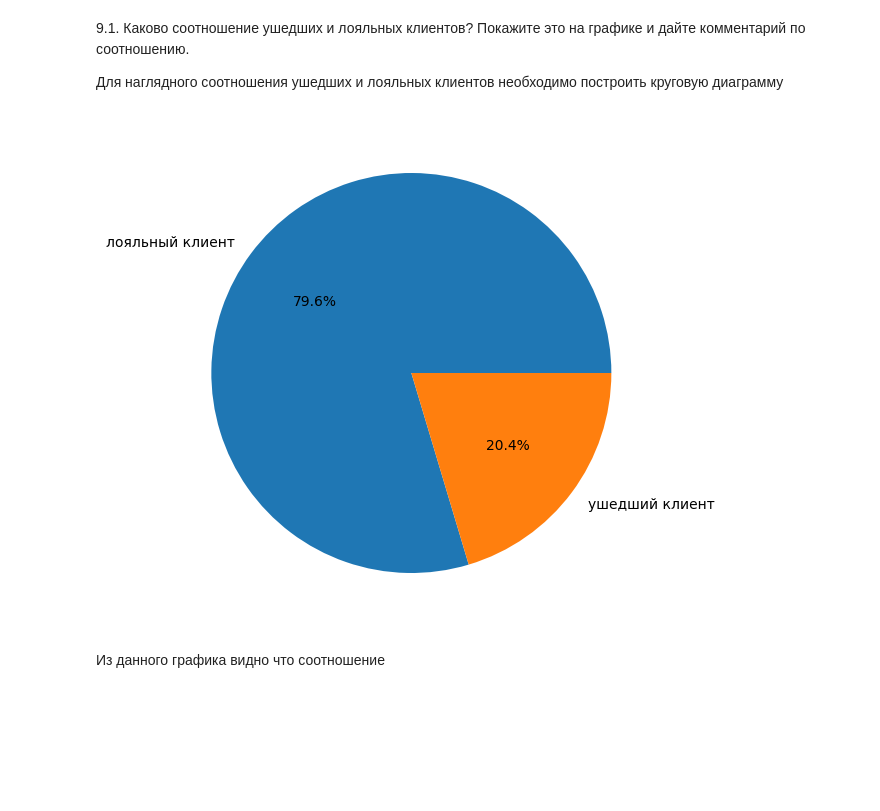
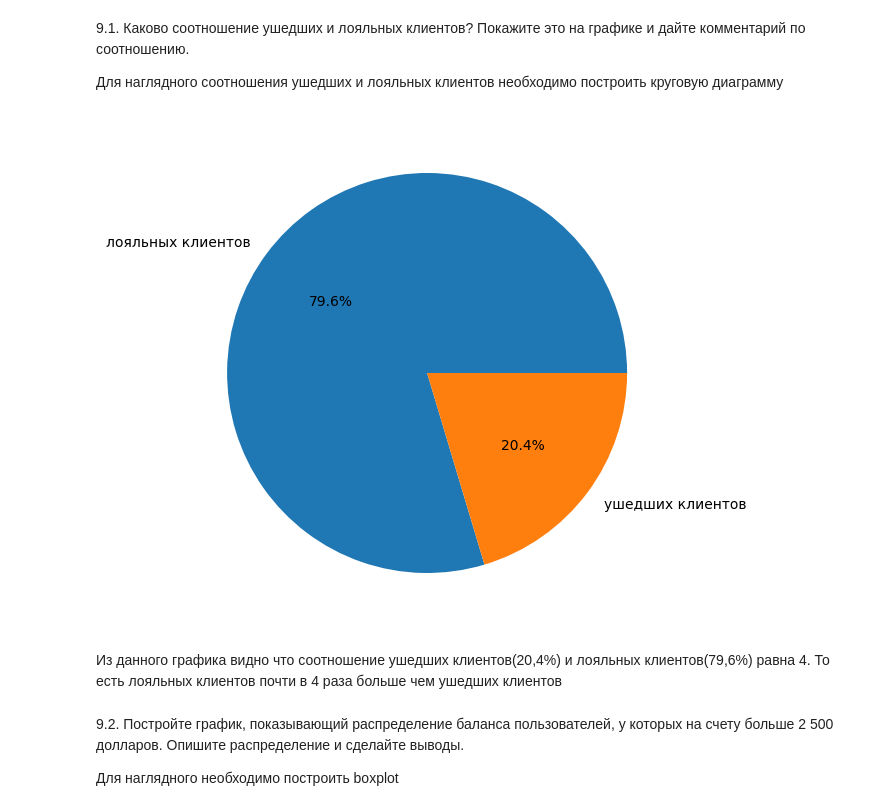
Before and after one commit to Gor36/Final_task_2, a Jupyter notebook: Task_2.ipynb, the cells around one changed output. Saved outputs shown, nothing was run; the diff lists cells and outputs as text; code cells hidden in the pictures; blank space fills up the shorter version.

```diff
--- a/Task_2.ipynb
+++ b/Task_2.ipynb
@@ -79,35 +80,39 @@ def get_credit_score_cat(credit_score):
 #Создаём переменну с котегореальным признаком ушедших(лояльных клиентов)
 exited = churn_data['Exited']
 
 #создаём пустой словарь
 ratio_dict = {}
 #создаём счётчики для ушедхих клиентов
 count_0 = 0
 #создаём счётчики для лояльных клиентов
 count_1 = 0
 
 #Создаём цикл в котором будем считать ушедших клиентов и лояльных клиентов
 for i in exited:
     if i == 0:
         count_0 +=1
     if i == 1:
         count_1 +=1
 #помещаем в словарь полученные результаты
-ratio_dict = {'лояльный клиент': count_0,
-    'ушедший клиент' : count_1}
+ratio_dict = {'лояльных клиентов': count_0,
+    'ушедших клиентов' : count_1}
 #преобразуем в формат Series
 ratio = pd.Series(ratio_dict).sort_values(ascending=False)
 
 
 fig = plt.figure(figsize=(5, 5))
 exefer = fig.add_axes([0, 0, 1, 1])#add_axes() добавляется координатная плоскость с списком из координат.
 #В нашем случае она начинается в левом нижнем углу без отступов (координаты 0, 0) и занимает всё отведённое место в области (100%, ширина и высота равны 1)
 exefer.pie(
     ratio,
     labels=ratio.index,
     autopct='%.1f%%',
 );
 # %% [output]
-[figure, old version]
+[figure, new version]
-# %% [markdown]
-Из данного графика видно что соотношение
+# %% [markdown]
+Из данного графика видно что соотношение ушедших клиентов(20,4%) и лояльных клиентов(79,6%) равна 4. То есть лояльных клиентов почти в 4 раза больше чем ушедших клиентов
+# %% [markdown]
+9.2. Постройте график, показывающий распределение баланса пользователей, у которых на счету больше 2 500 долларов. Опишите распределение и сделайте выводы.
+
+Для наглядного необходимо построить boxplot
```
Also changed, not shown: parts of 1 cell of this notebook.
